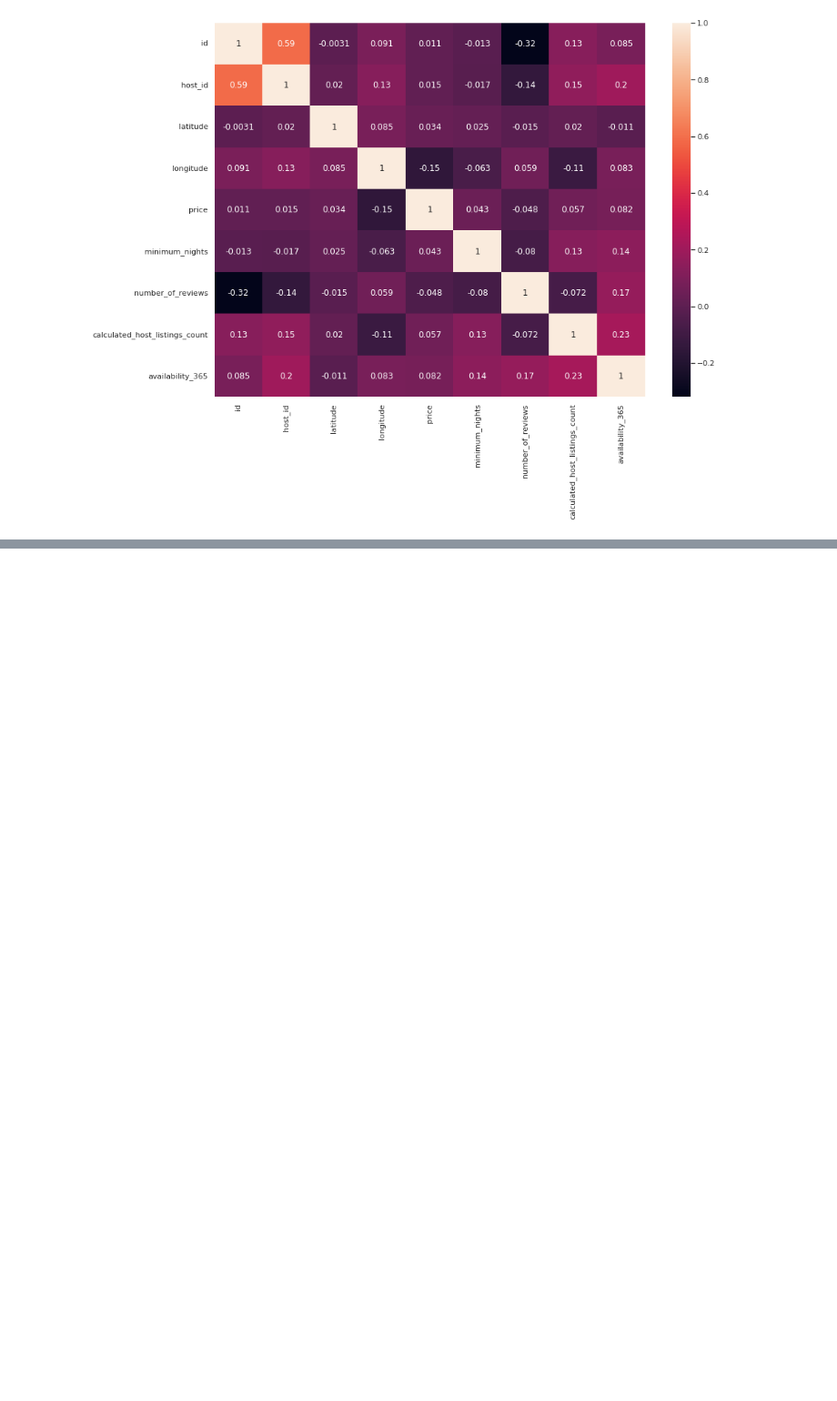
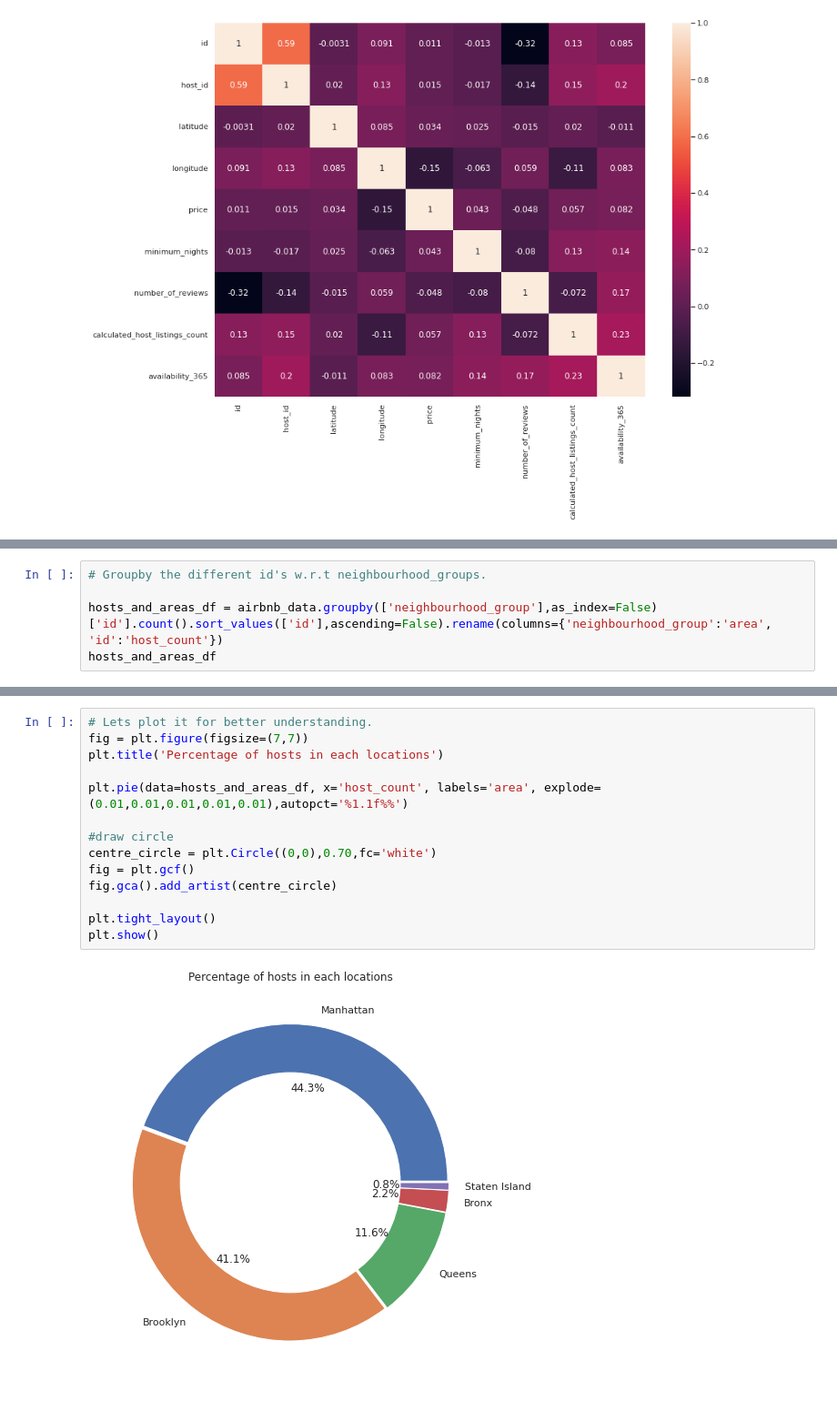
Before and after one commit to praxita21/Airbnb-Analysis, a Jupyter notebook: Airbnb_Bookings_Analysis_Capstone_Project.ipynb, the cells around one changed output, grey strips where cells are left out. Shown at 91% size. Saved outputs shown, nothing was run; the diff lists cells and outputs as text; blank space fills up the shorter version.

```diff
--- a/Airbnb_Bookings_Analysis_Capstone_Project.ipynb
+++ b/Airbnb_Bookings_Analysis_Capstone_Project.ipynb
@@ -269,0 +325,5 @@ sns.heatmap(airbnb_data.corr(),annot=True)
+# %%
+# Groupby the different id's w.r.t neighbourhood_groups.
+
+hosts_and_areas_df = airbnb_data.groupby(['neighbourhood_group'],as_index=False)['id'].count().sort_values(['id'],ascending=False).rename(columns={'neighbourhood_group':'area', 'id':'host_count'})
+hosts_and_areas_df
@@ -269,0 +337,16 @@ sns.heatmap(airbnb_data.corr(),annot=True)
+# %%
+# Lets plot it for better understanding.
+fig = plt.figure(figsize=(7,7))
+plt.title('Percentage of hosts in each locations')
+
+plt.pie(data=hosts_and_areas_df, x='host_count', labels='area', explode=(0.01,0.01,0.01,0.01,0.01),autopct='%1.1f%%')
+
+#draw circle
+centre_circle = plt.Circle((0,0),0.70,fc='white')
+fig = plt.gcf()
+fig.gca().add_artist(centre_circle)
+
+plt.tight_layout()
+plt.show()
+# %% [output]
+[figure, added]
```
Also changed, not shown: parts of 25 cells of this notebook.
